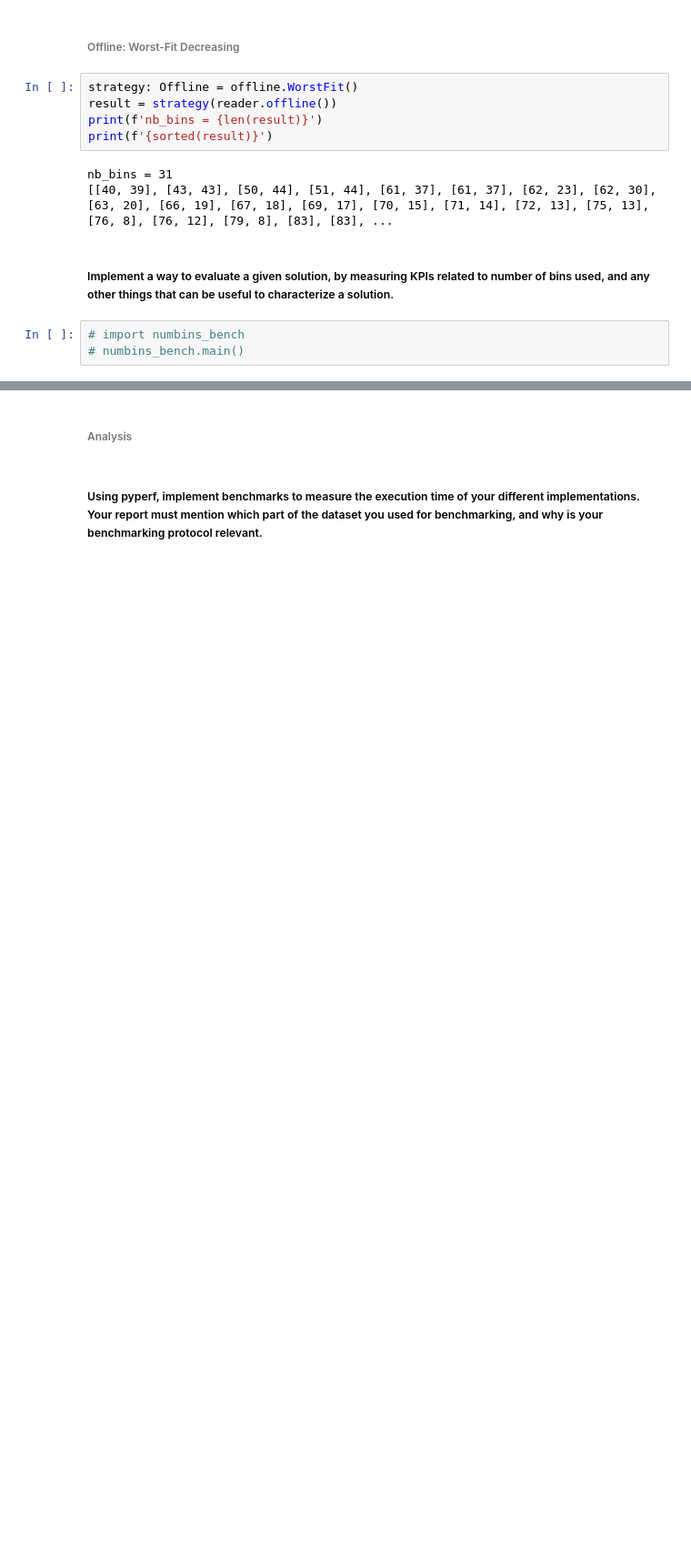
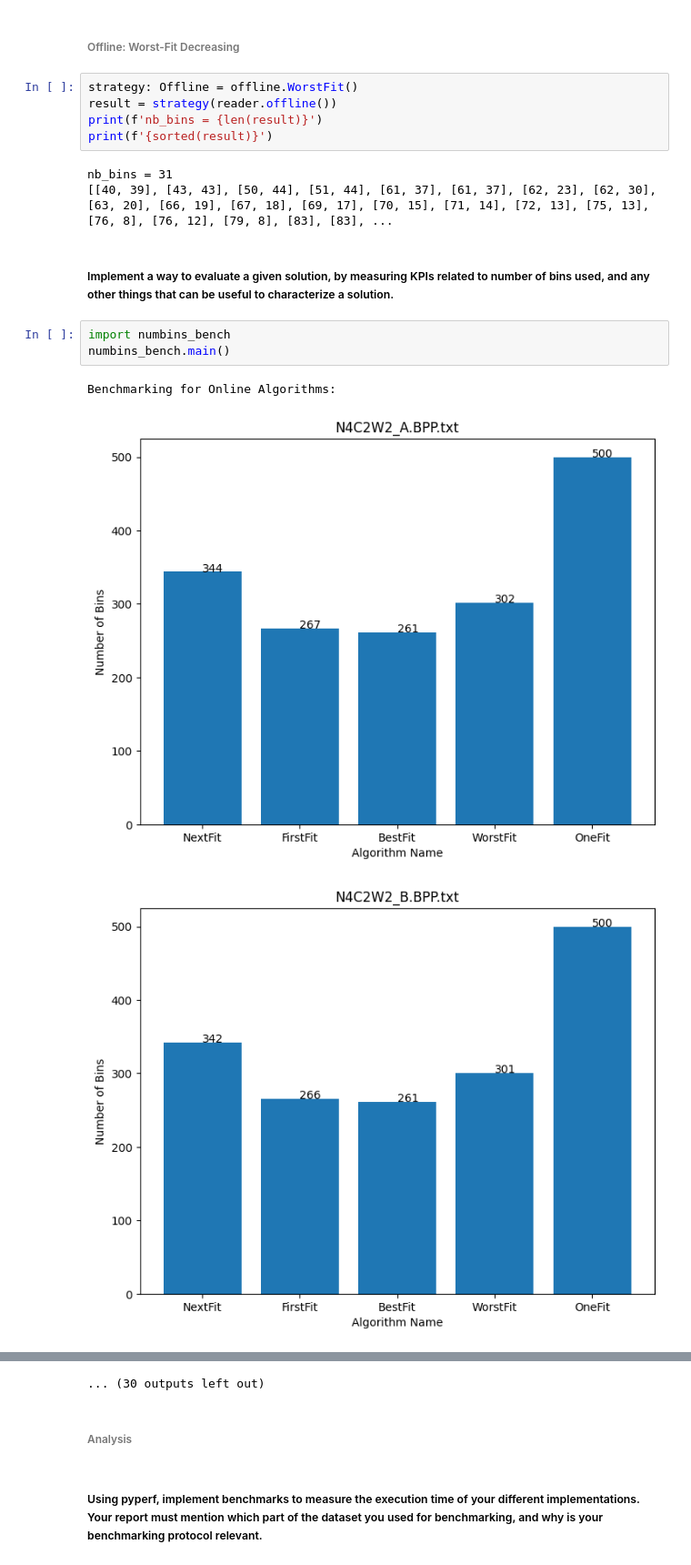
Before and after one commit to nivethakuruparan/bin-packing, a Jupyter notebook: report.ipynb, the cells around one changed output, grey strips where cells are left out. Shown at 91% size. Cells and saved outputs as stored; diff of their text form; blank space fills up the shorter version.

Commit message:
T3 - added experiements T2 - edited benchmark

```diff
--- a/report.ipynb
+++ b/report.ipynb
@@ -195,5 +195,9 @@ nb_bins = 31
 # %% [markdown]
 ##### Implement a way to evaluate a given solution, by measuring KPIs related to number of bins used, and any other things that can be useful to characterize a solution.
 # %%
-# import numbins_bench
-# numbins_bench.main()
+import numbins_bench
+numbins_bench.main()
+# %% [output]
+Benchmarking for Online Algorithms:
+[figure, added]
+[figure, added]
@@ -200,3 +213,4 @@ nb_bins = 31
+... (30 outputs left out)
 # %% [markdown]
 ###### Analysis
 # %% [markdown]
```
Also changed, not shown: parts of 13 cells of this notebook, 5 other files.
